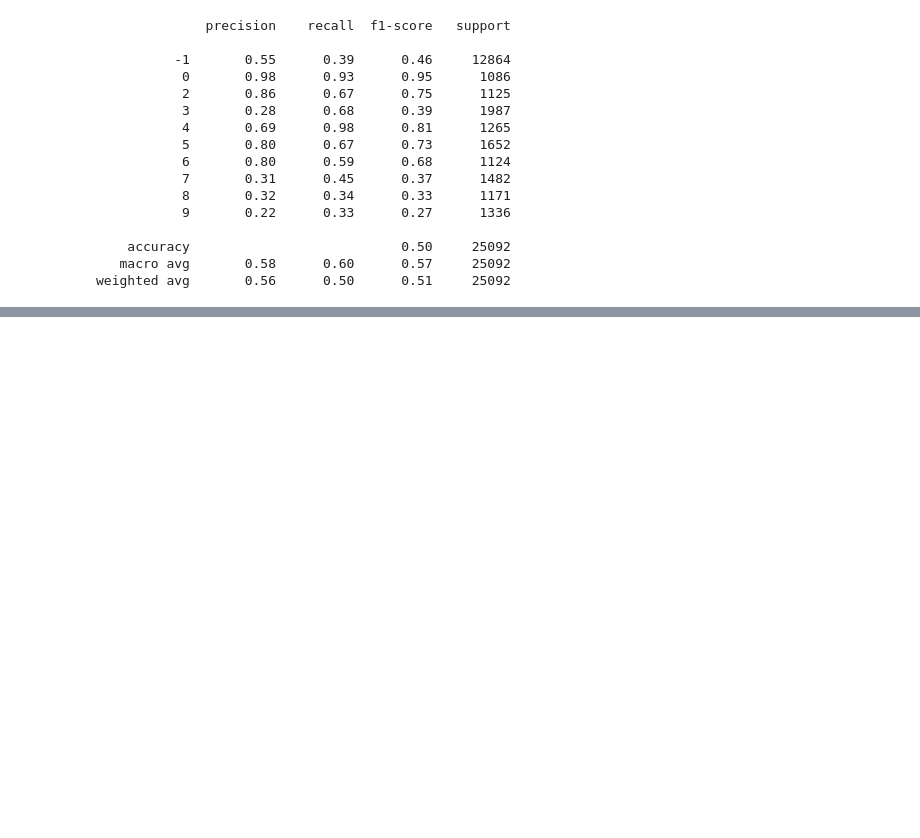
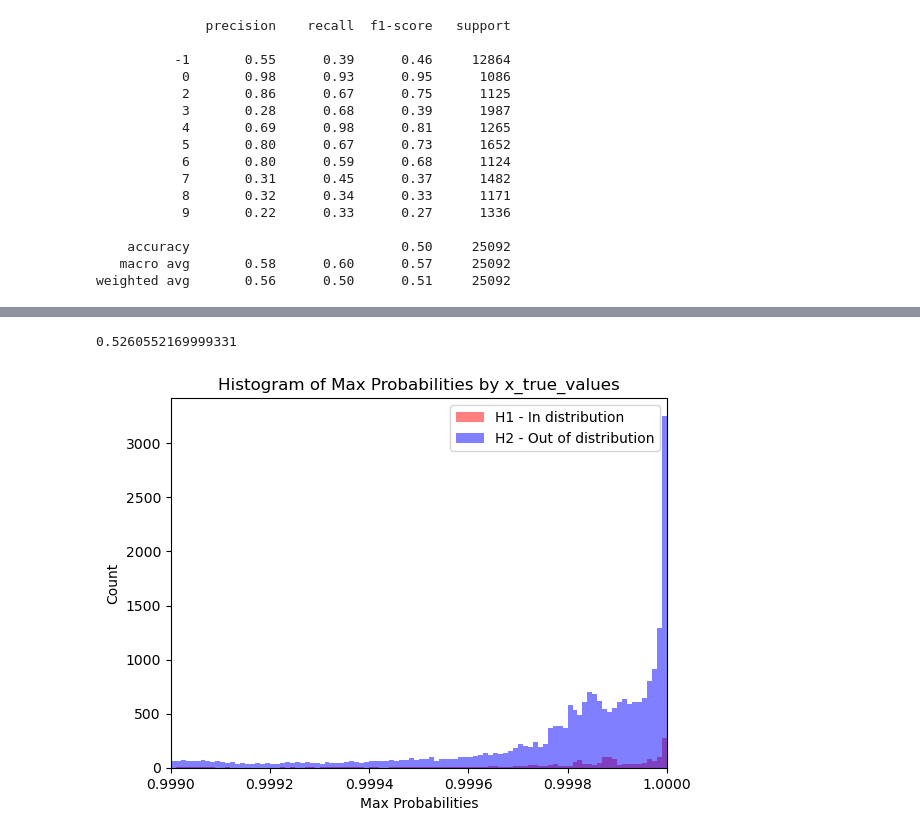
Before and after one commit to VerkuijlKim/DriverPrediction, a Jupyter notebook: NN_with_pred_thres_with_new_plots.ipynb, the cells around one changed output, grey strips where cells are left out. Saved outputs shown, nothing was run; the diff lists cells and outputs as text; code cells hidden in the pictures; blank space fills up the shorter version.

```diff
--- a/NN_with_pred_thres_with_new_plots.ipynb
+++ b/NN_with_pred_thres_with_new_plots.ipynb
@@ -216,0 +229,24 @@ weighted avg       0.56      0.50      0.51     25092
+# %%
+train_drivers=['B']
+test_drivers=['D']
+relevant_features = ['Vehicle_speed', 'Acceleration_speed_-_Longitudinal', 'Acceleration_speed_-_Lateral', 'Indication_of_brake_switch_ON/OFF','Steering_wheel_speed', 'Steering_wheel_angle', 'Flywheel_torque']
+X_train, X_test, y_train, y_test = smart_split_train(df, relevant_features, 1, train_drivers, test_drivers)
+
+mapping = {'A': 0, 'B': 1, 'C': 2, 'D': 3, 'E': 4,
+           'F': 5, 'G': 6, 'H': 7, 'I': 8, 'J': 9}
+y_train = y_train.map(mapping)
+y_test = y_test.map(mapping)
+
+mapping = np.vectorize(lambda x: ord(x) - ord('A'))  # Converts 'A' -> 0, 'B' -> 1, ..., 'I' -> 8
+train_drivers = mapping(train_drivers)
+
+# Convert to input for the model
+X_train = torch.tensor(X_train.values, dtype=torch.float32)
+X_test = torch.tensor(X_test.values, dtype=torch.float32)
+
+y_train = torch.tensor(y_train.values, dtype=torch.long)
+y_test = torch.tensor(y_test.values, dtype=torch.long)
+
+# To evaluate, the OOD prediction should be compared
+# Therefore, change class number that is OOD in the testset to -1
+y_test_ood = torch.where(~torch.isin(y_test, torch.tensor(train_drivers)), -1, y_test)
@@ -216,0 +304,27 @@ weighted avg       0.56      0.50      0.51     25092
+# %%
+calculate_ROC_AUC_score(y_test_ood,max_probs)
+# %% [output]
+0.5260552169999331
+# %%
+import numpy as np
+import matplotlib.pyplot as plt
+
+x_true_values= torch.where(y_test_ood == -1, torch.tensor(0), torch.tensor(1))
+# Separate max_probs based on x_true_values
+max_probs_0 = max_probs[x_true_values == 0]
+max_probs_1 = max_probs[x_true_values == 1]
+
+bins = np.arange(0.999, 1.00001, 0.00001)
+
+plt.hist(max_probs_1, bins=bins, alpha=0.5, color='red', label='H1 - In distribution')
+plt.hist(max_probs_0, bins=bins, alpha=0.5, color='blue', label='H2 - Out of distribution')
+
+plt.xlabel('Max Probabilities')
+plt.ylabel('Count')
+plt.title('Histogram of Max Probabilities by x_true_values')
+plt.xlim(0.999,1)
+plt.legend()
+
+plt.show()
+# %% [output]
+[figure, added]
```
Also changed, not shown: parts of 3 cells of this notebook, 1 other file.
